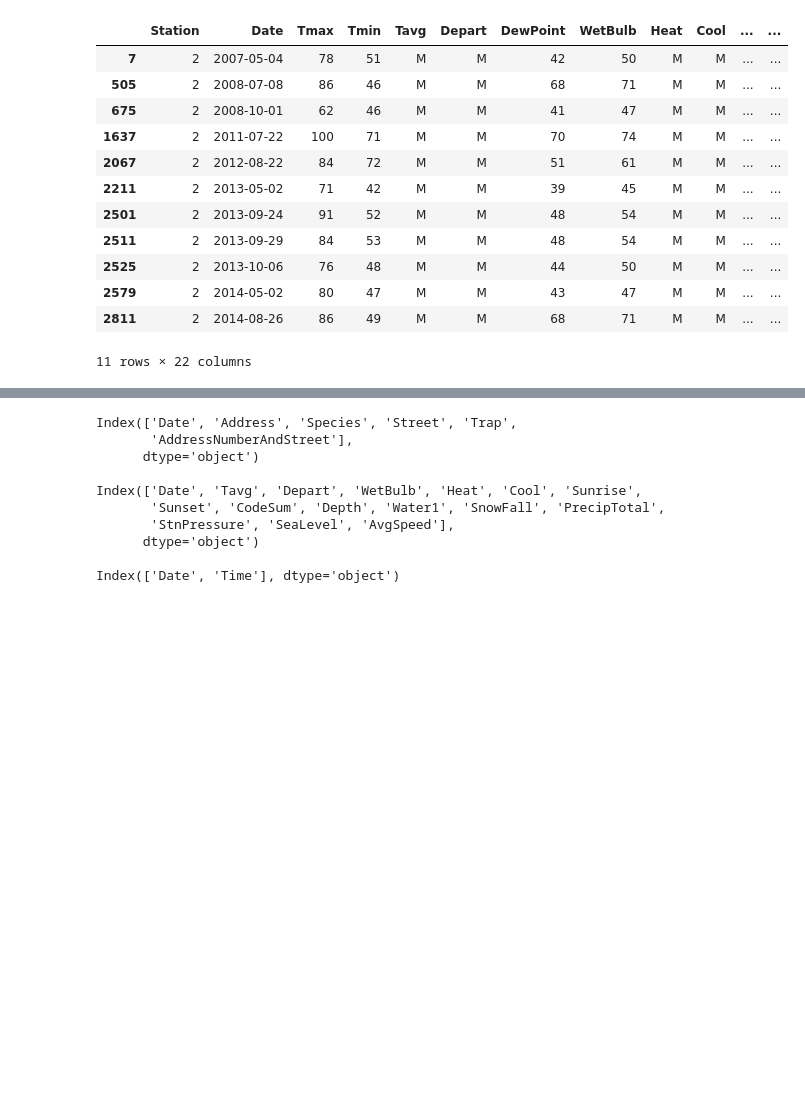
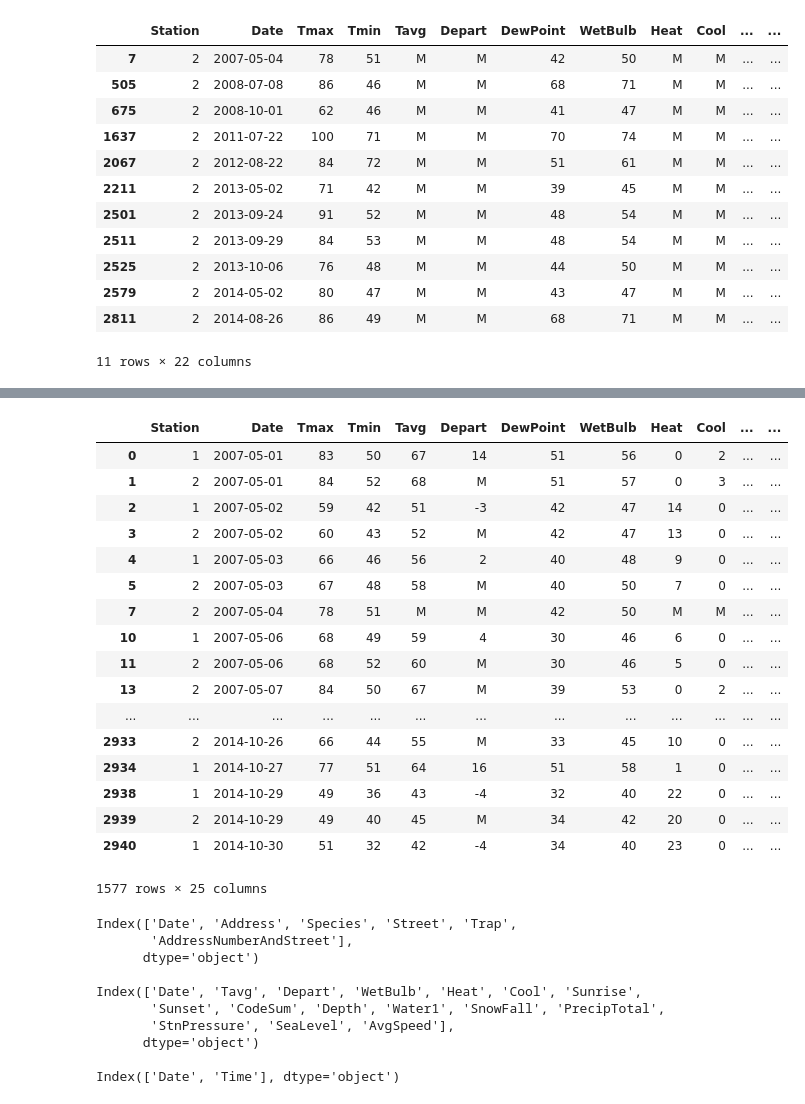
Before and after one commit to leticiabeeck/predict_west_nile_virus, a Jupyter notebook: 01.Intro(EDA, Feature Engineering).ipynb, the cells around one changed output, grey strips where cells are left out. Saved outputs shown, nothing was run; the diff lists cells and outputs as text; code cells hidden in the pictures; blank space fills up the shorter version.

```diff
--- a/01.Intro(EDA, Feature Engineering).ipynb
+++ b/01.Intro(EDA, Feature Engineering).ipynb
@@ -110,3 +385,25 @@ weather[weather['Tavg'] == 'M']
+# %%
+# 0.00 rainfall - 1,577 values
+weather[weather.PrecipTotal == '0.00']
+# %% [output]
+|  | Station | Date | Tmax | Tmin | Tavg | Depart | DewPoint | WetBulb | Heat | Cool | ... | ... |
+| 0 | 1 | 2007-05-01 | 83 | 50 | 67 | 14 | 51 | 56 | 0 | 2 | ... | ... |
+| 1 | 2 | 2007-05-01 | 84 | 52 | 68 | M | 51 | 57 | 0 | 3 | ... | ... |
+| 2 | 1 | 2007-05-02 | 59 | 42 | 51 | -3 | 42 | 47 | 14 | 0 | ... | ... |
+| 3 | 2 | 2007-05-02 | 60 | 43 | 52 | M | 42 | 47 | 13 | 0 | ... | ... |
+| 4 | 1 | 2007-05-03 | 66 | 46 | 56 | 2 | 40 | 48 | 9 | 0 | ... | ... |
+| 5 | 2 | 2007-05-03 | 67 | 48 | 58 | M | 40 | 50 | 7 | 0 | ... | ... |
+| 7 | 2 | 2007-05-04 | 78 | 51 | M | M | 42 | 50 | M | M | ... | ... |
+| 10 | 1 | 2007-05-06 | 68 | 49 | 59 | 4 | 30 | 46 | 6 | 0 | ... | ... |
+| 11 | 2 | 2007-05-06 | 68 | 52 | 60 | M | 30 | 46 | 5 | 0 | ... | ... |
+| 13 | 2 | 2007-05-07 | 84 | 50 | 67 | M | 39 | 53 | 0 | 2 | ... | ... |
+| ... | ... | ... | ... | ... | ... | ... | ... | ... | ... | ... | ... | ... |
+| 2933 | 2 | 2014-10-26 | 66 | 44 | 55 | M | 33 | 45 | 10 | 0 | ... | ... |
+| 2934 | 1 | 2014-10-27 | 77 | 51 | 64 | 16 | 51 | 58 | 1 | 0 | ... | ... |
+| 2938 | 1 | 2014-10-29 | 49 | 36 | 43 | -4 | 32 | 40 | 22 | 0 | ... | ... |
+| 2939 | 2 | 2014-10-29 | 49 | 40 | 45 | M | 34 | 42 | 20 | 0 | ... | ... |
+| 2940 | 1 | 2014-10-30 | 51 | 32 | 42 | -4 | 34 | 40 | 23 | 0 | ... | ... |
+1577 rows × 25 columns
 # %%
 # only select `object` columns
 train_cats = train.select_dtypes(include=['object']).columns
```
Also changed, not shown: parts of 23 cells of this notebook.
